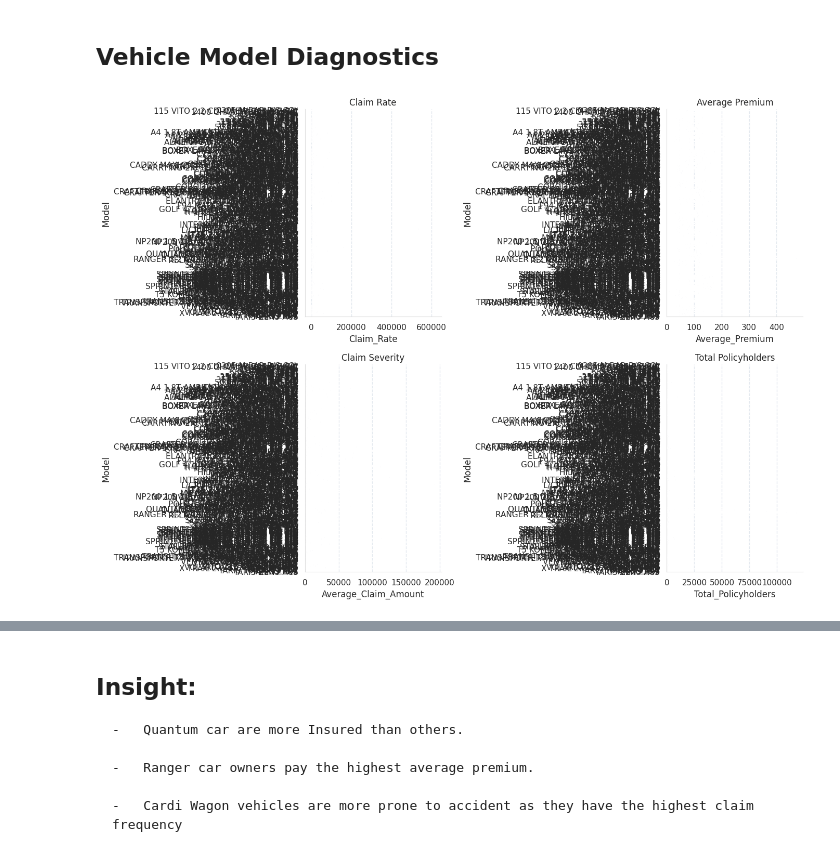
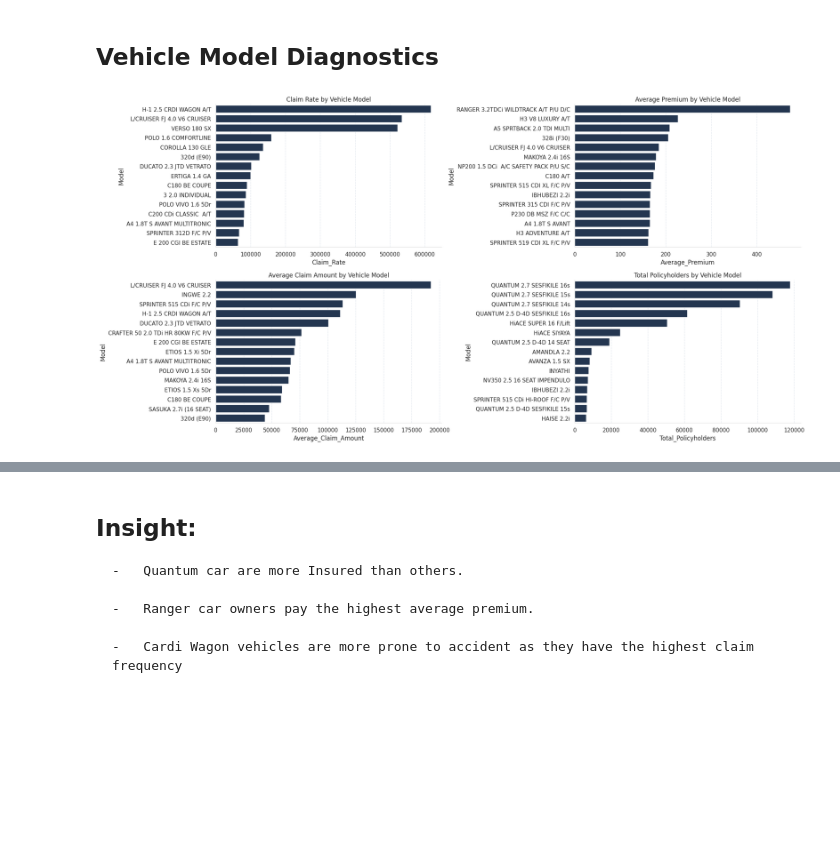
Before and after one commit to Rakeb-sys/insurance-risk-analytics, a Jupyter notebook: notebooks/insurance_risk_analytics_eda.ipynb, the cells around one changed output, grey strips where cells are left out. Cells and saved outputs as stored; diff of their text form; code cells hidden in the pictures; blank space fills up the shorter version.

```diff
--- a/notebooks/insurance_risk_analytics_eda.ipynb
+++ b/notebooks/insurance_risk_analytics_eda.ipynb
@@ -802,6 +874,6 @@ vmodel_diag = vmodel_diag.reset_index()
 # %% [markdown]
 ## Vehicle Model Diagnostics
 # %%
-plot_diagnostics_row(vmodel_diag, 'Model')
+plot_diagnostics_vehicleModel(vmodel_diag)
 # %% [output]
-[figure, old version]
+[figure, new version]
```
Also changed, not shown: parts of 39 cells of this notebook, 2 other files.
